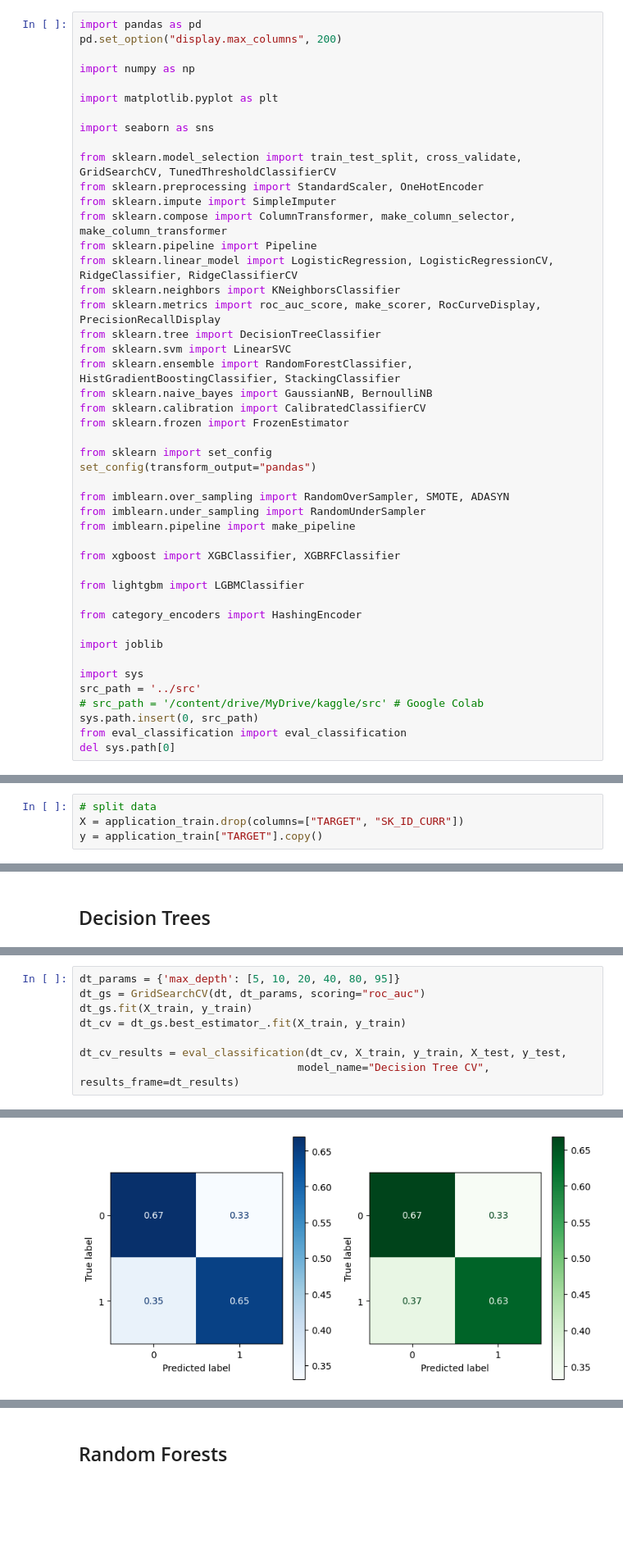
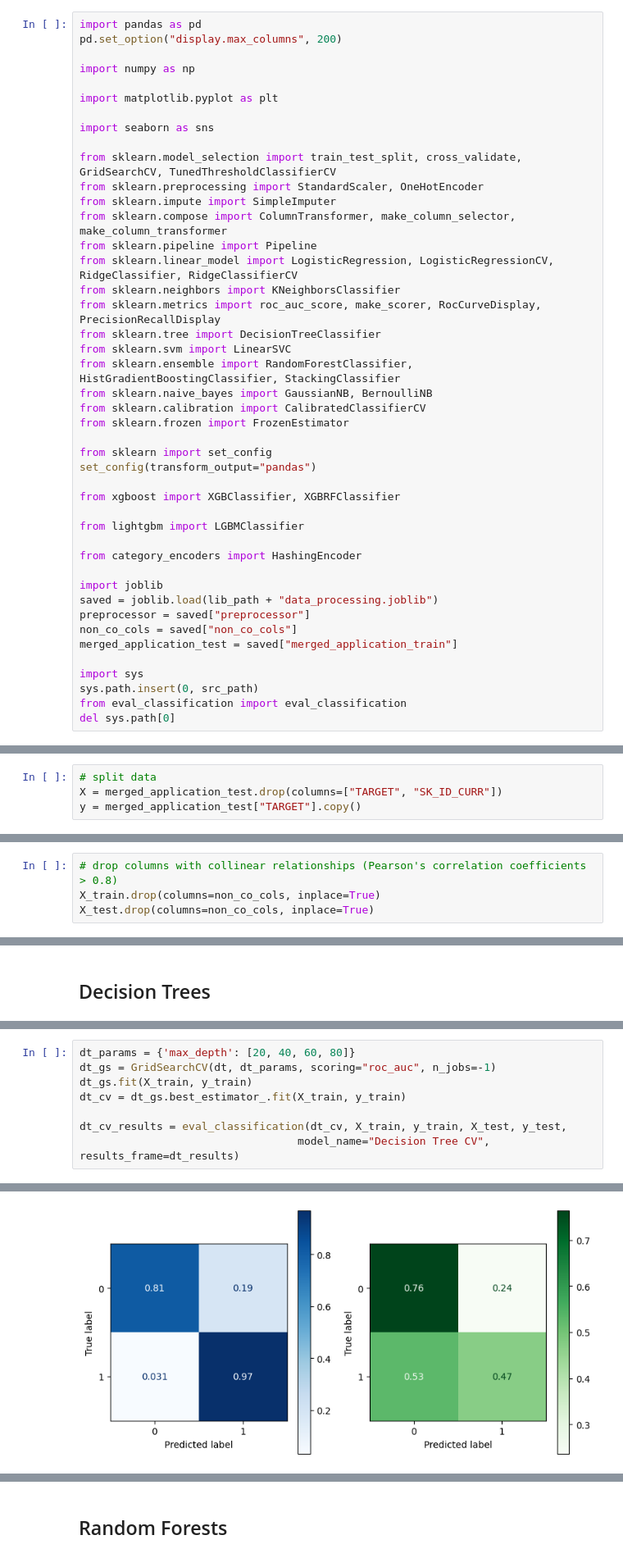
Before and after one commit to bkusuma/home-credit-default-risk, a Jupyter notebook: kaggle/working/02_Modelling.ipynb, the cells around one changed output, grey strips where cells are left out. Shown at 82% size. Drawn from its saved outputs; the diff is of its cells as text; blank space fills up the shorter version.

Commit message:
removed collinear cols

```diff
--- a/kaggle/working/02_Modelling.ipynb
+++ b/kaggle/working/02_Modelling.ipynb
@@ -38,10 +58,6 @@ from sklearn.frozen import FrozenEstimator
 from sklearn import set_config
 set_config(transform_output="pandas")
 
-from imblearn.over_sampling import RandomOverSampler, SMOTE, ADASYN
-from imblearn.under_sampling import RandomUnderSampler
-from imblearn.pipeline import make_pipeline
-
 from xgboost import XGBClassifier, XGBRFClassifier
 
 from lightgbm import LGBMClassifier
@@ -49,10 +65,12 @@ from lightgbm import LGBMClassifier
 from category_encoders import HashingEncoder
 
 import joblib
+saved = joblib.load(lib_path + "data_processing.joblib")
+preprocessor = saved["preprocessor"]
+non_co_cols = saved["non_co_cols"]
+merged_application_test = saved["merged_application_train"]
 
 import sys
-src_path = '../src'
-# src_path = '/content/drive/MyDrive/kaggle/src' # Google Colab
 sys.path.insert(0, src_path)
 from eval_classification import eval_classification
 del sys.path[0]
@@ -96,5 +77,5 @@ application_train
 # %%
 # split data
-X = application_train.drop(columns=["TARGET", "SK_ID_CURR"])
-y = application_train["TARGET"].copy()
+X = merged_application_test.drop(columns=["TARGET", "SK_ID_CURR"])
+y = merged_application_test["TARGET"].copy()
 # %%
@@ -106,5 +89,9 @@ preprocessor.fit(X_train, y_train)
 X_train = preprocessor.transform(X_train)
 X_test = preprocessor.transform(X_test)
+# %%
+# drop columns with collinear relationships (Pearson's correlation coefficients > 0.8)
+X_train.drop(columns=non_co_cols, inplace=True)
+X_test.drop(columns=non_co_cols, inplace=True)
 # %% [markdown]
 # Model Testing
 # %% [markdown]
@@ -166,6 +153,6 @@ dt.get_depth()
 # %%
-dt_params = {'max_depth': [5, 10, 20, 40, 80, 95]}
-dt_gs = GridSearchCV(dt, dt_params, scoring="roc_auc")
+dt_params = {'max_depth': [20, 40, 60, 80]}
+dt_gs = GridSearchCV(dt, dt_params, scoring="roc_auc", n_jobs=-1)
 dt_gs.fit(X_train, y_train)
 dt_cv = dt_gs.best_estimator_.fit(X_train, y_train)
 
@@ -184 +171 @@ weighted avg       0.89      0.67      0.74    246008  weighted avg       0.89
-[figure, old version]
+[figure, new version]
```
Also changed, not shown: parts of 51 cells of this notebook, 4 other files.
